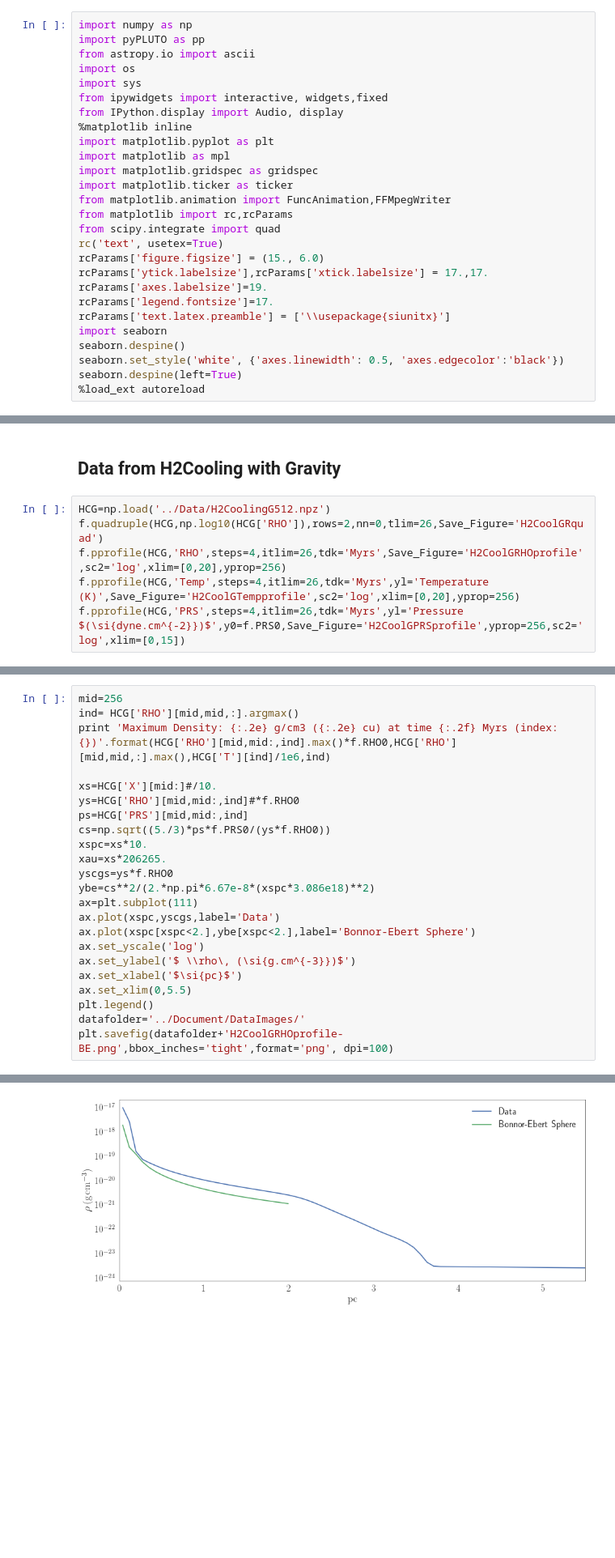
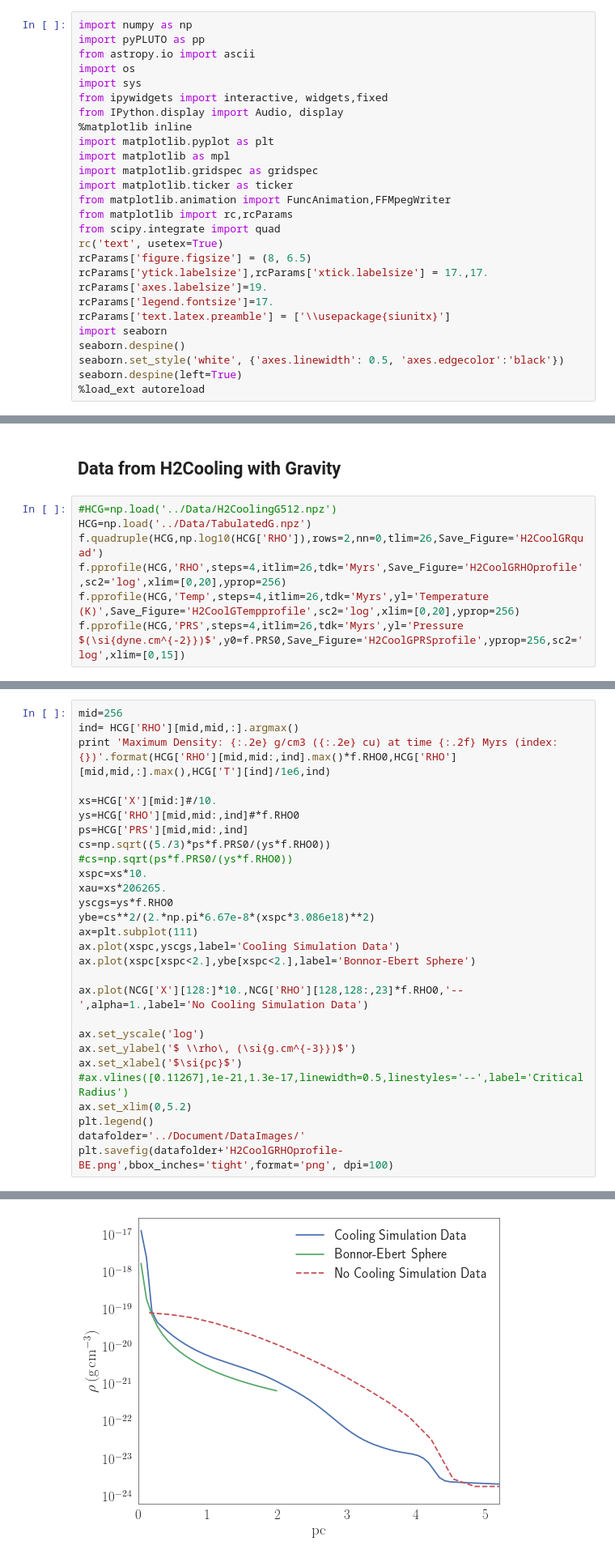
Before and after one commit to Mixpap/MasterThesis, a Jupyter notebook: Notebooks/Density Profile.ipynb, the cells around one changed output, grey strips where cells are left out. Shown at 81% size. Drawn from its saved outputs; the diff is of its cells as text; blank space fills up the shorter version.

Commit message:
Added cooling functions

```diff
--- a/Notebooks/Density Profile.ipynb
+++ b/Notebooks/Density Profile.ipynb
@@ -15,7 +15,7 @@ from matplotlib.animation import FuncAnimation,FFMpegWriter
 from matplotlib import rc,rcParams
 from scipy.integrate import quad
 rc('text', usetex=True)
-rcParams['figure.figsize'] = (15., 6.0)
+rcParams['figure.figsize'] = (8, 6.5)
 rcParams['ytick.labelsize'],rcParams['xtick.labelsize'] = 17.,17.
 rcParams['axes.labelsize']=19.
 rcParams['legend.fontsize']=17.
@@ -47,7 +47,8 @@ f.pprofile(NCG,'PRS',steps=4,itlim=29,tdk='Myrs',yl='Pressure $(\si{dyne.cm^{-2}
 # %% [markdown]
 ## Data from H2Cooling with Gravity
 # %%
-HCG=np.load('../Data/H2CoolingG512.npz')
+#HCG=np.load('../Data/H2CoolingG512.npz')
+HCG=np.load('../Data/TabulatedG.npz')
 f.quadruple(HCG,np.log10(HCG['RHO']),rows=2,nn=0,tlim=26,Save_Figure='H2CoolGRquad')
 f.pprofile(HCG,'RHO',steps=4,itlim=26,tdk='Myrs',Save_Figure='H2CoolGRHOprofile',sc2='log',xlim=[0,20],yprop=256)
 f.pprofile(HCG,'Temp',steps=4,itlim=26,tdk='Myrs',yl='Temperature (K)',Save_Figure='H2CoolGTempprofile',sc2='log',xlim=[0,20],yprop=256)
@@ -70,17 +99,22 @@ xs=HCG['X'][mid:]#/10.
 ys=HCG['RHO'][mid,mid:,ind]#*f.RHO0
 ps=HCG['PRS'][mid,mid:,ind]
 cs=np.sqrt((5./3)*ps*f.PRS0/(ys*f.RHO0))
+#cs=np.sqrt(ps*f.PRS0/(ys*f.RHO0))
 xspc=xs*10.
 xau=xs*206265.
 yscgs=ys*f.RHO0
 ybe=cs**2/(2.*np.pi*6.67e-8*(xspc*3.086e18)**2)
 ax=plt.subplot(111)
-ax.plot(xspc,yscgs,label='Data')
+ax.plot(xspc,yscgs,label='Cooling Simulation Data')
 ax.plot(xspc[xspc<2.],ybe[xspc<2.],label='Bonnor-Ebert Sphere')
+
+ax.plot(NCG['X'][128:]*10.,NCG['RHO'][128,128:,23]*f.RHO0,'--',alpha=1.,label='No Cooling Simulation Data')
+
 ax.set_yscale('log')
 ax.set_ylabel('$ \\rho\, (\si{g.cm^{-3}})$')
 ax.set_xlabel('$\si{pc}$')
-ax.set_xlim(0,5.5)
+#ax.vlines([0.11267],1e-21,1.3e-17,linewidth=0.5,linestyles='--',label='Critical Radius')
+ax.set_xlim(0,5.2)
 plt.legend()
 datafolder='../Document/DataImages/'
 plt.savefig(datafolder+'H2CoolGRHOprofile-BE.png',bbox_inches='tight',format='png', dpi=100)
@@ -89 +123 @@ Maximum Density: 9.75e-18 g/cm3 (5.84e+06 cu) at time 2.47 Myrs (index: 26)
-[figure, old version]
+[figure, new version]
```
Also changed, not shown: parts of 20 cells of this notebook, 31 other files.
